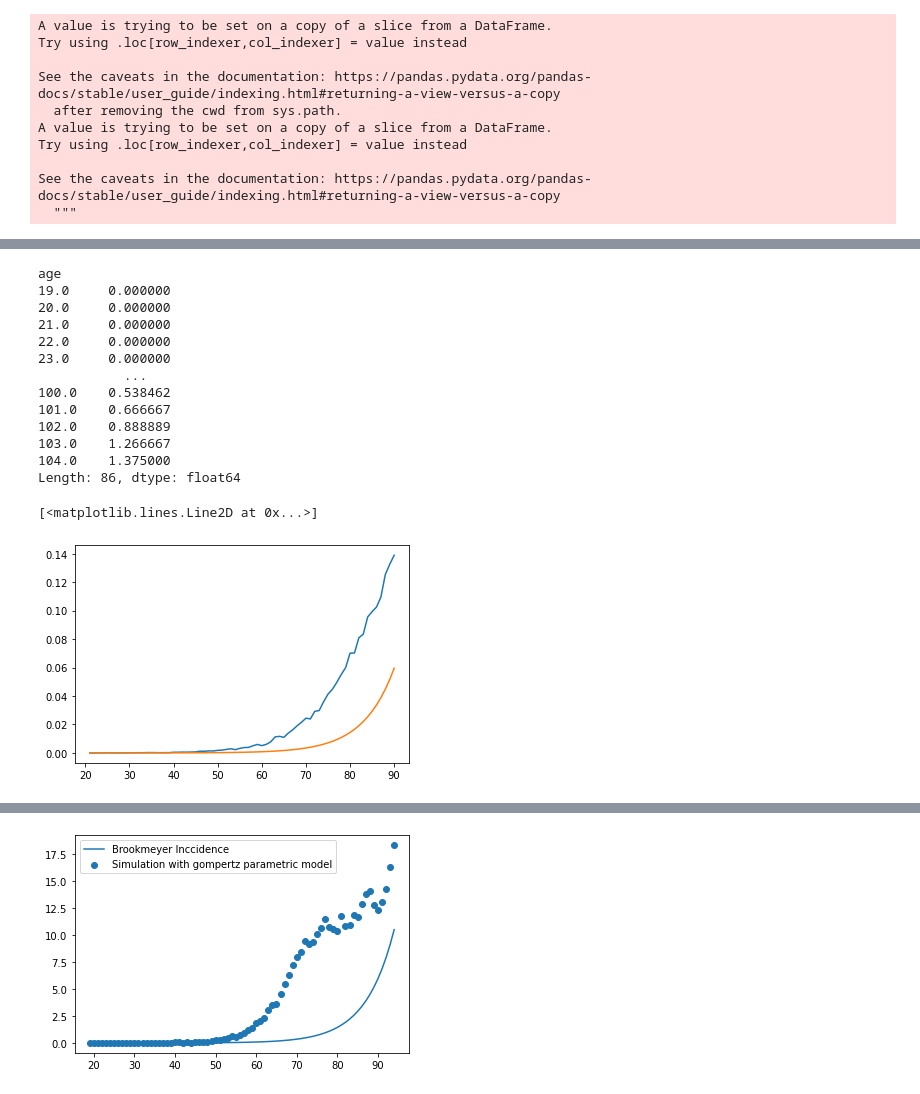
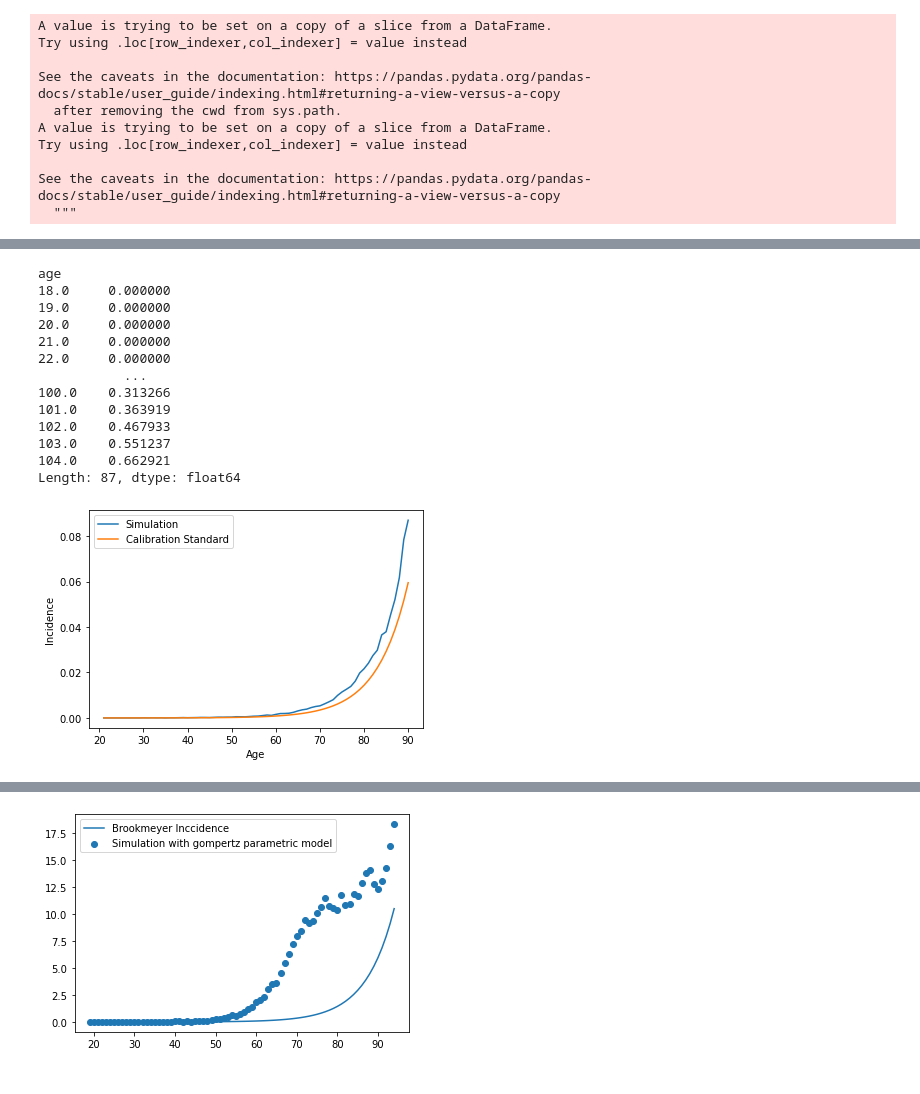
Before and after one commit to jburke5/microsimNHANES, a Jupyter notebook: testAndCalibrateDementiaModel.ipynb, the cells around one changed output, grey strips where cells are left out. Cells and saved outputs as stored; diff of their text form; code cells hidden in the pictures.

Commit message:
running dementia notebook

```diff
--- a/testAndCalibrateDementiaModel.ipynb
+++ b/testAndCalibrateDementiaModel.ipynb
@@ -35,8 +37,8 @@ def buildDF(pop):
     startAge = [person._age[0] for i, person in pop._people.iteritems()]
     return pd.DataFrame({'finalAge' : finalAge,'startAge' : startAge, 'dementia' : dementia, 'indicentDementia' : incidentDementia, 'dead' : dead})
 # %%
-pop = NHANESDirectSamplePopulation(n=50000, year=1999)
+pop = NHANESDirectSamplePopulation(n=200000, year=1999)
 dfs = []
 for i in range(0, 20):
-    pop.advance_multi_process(1)
+    pop.advance_vectorized(1)
     dfs.append(buildDF(pop))
@@ -110,26 +119,29 @@ grouped = longDf.groupby('age')['incidentDementia'].sum()/longDf.groupby('age')[
 grouped
 # %% [output]
 age
+18.0     0.000000
 19.0     0.000000
 20.0     0.000000
 21.0     0.000000
 22.0     0.000000
-23.0     0.000000
            ...
-100.0    0.538462
-101.0    0.666667
-102.0    0.888889
-103.0    1.266667
-104.0    1.375000
-Length: 86, dtype: float64
+100.0    0.313266
+101.0    0.363919
+102.0    0.467933
+103.0    0.551237
+104.0    0.662921
+Length: 87, dtype: float64
 # %%
 groupedTrunc = grouped.loc[(grouped.index > 20) & (grouped.index <= 90)]
-plt.plot(groupedTrunc.index, groupedTrunc.values)
+plt.plot(groupedTrunc.index, groupedTrunc.values, label="Simulation")
 
 predIncidence2 = .084*np.exp(0.142 * (groupedTrunc.index-60))/100
-plt.plot(groupedTrunc.index, predIncidence2.values)
+plt.plot(groupedTrunc.index, predIncidence2.values, label="Calibration Standard")
+plt.ylabel("Incidence")
+plt.xlabel("Age")
+plt.legend()
+plt.savefig('dementiaCalibrationFigure.pdf')
 # %% [output]
-[<matplotlib.lines.Line2D at 0x...>]
-[figure, old version]
+[figure, new version]
 # %%
 actualData = pd.read_stata("/Users/burke/Documents/research/bpCog/nhanes/coxreg_currgcp.dta")
```
Also changed, not shown: parts of 10 cells of this notebook.
